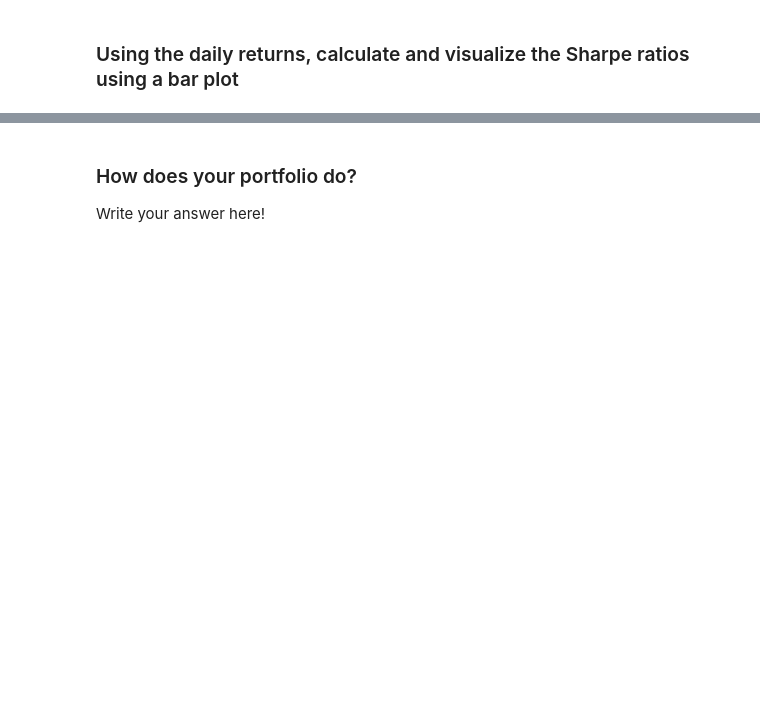
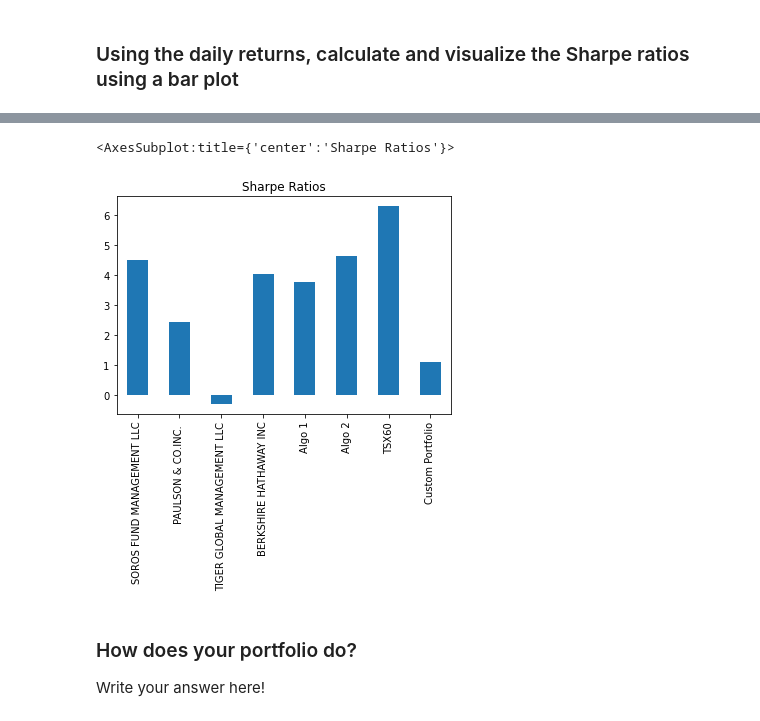
Before and after one commit to cjseeley7/Homework-Task-3, a Jupyter notebook: Week 3/Starter_Code/whale_analysis.ipynb, the cells around one changed output, grey strips where cells are left out. Cells and saved outputs as stored; diff of their text form; code cells hidden in the pictures; blank space fills up the shorter version.

```diff
--- a/Week 3/Starter_Code/whale_analysis.ipynb
+++ b/Week 3/Starter_Code/whale_analysis.ipynb
@@ -734,0 +775,9 @@ dtype: int64
+# %%
+# Calculate Annualized Sharpe Ratios
+
+# first calculate standard deviation of all_portfolios
+
+all_portfolios_std = all_portfolios.std()
+
+new_sharpe_ratios = (all_portfolios.mean() * 252) / (all_portfolios_std * np.sqrt(252))
+new_sharpe_ratios
@@ -735,5 +794,9 @@ dtype: int64
 # %%
 # Visualize the sharpe ratios as a bar plot
+new_sharpe_ratios.plot.bar(title="Sharpe Ratios")
+# %% [output]
+<AxesSubplot:title={'center':'Sharpe Ratios'}>
+[figure, added]
 # %% [markdown]
 ### How does your portfolio do?
 
```
Also changed, not shown: parts of 12 cells of this notebook.
